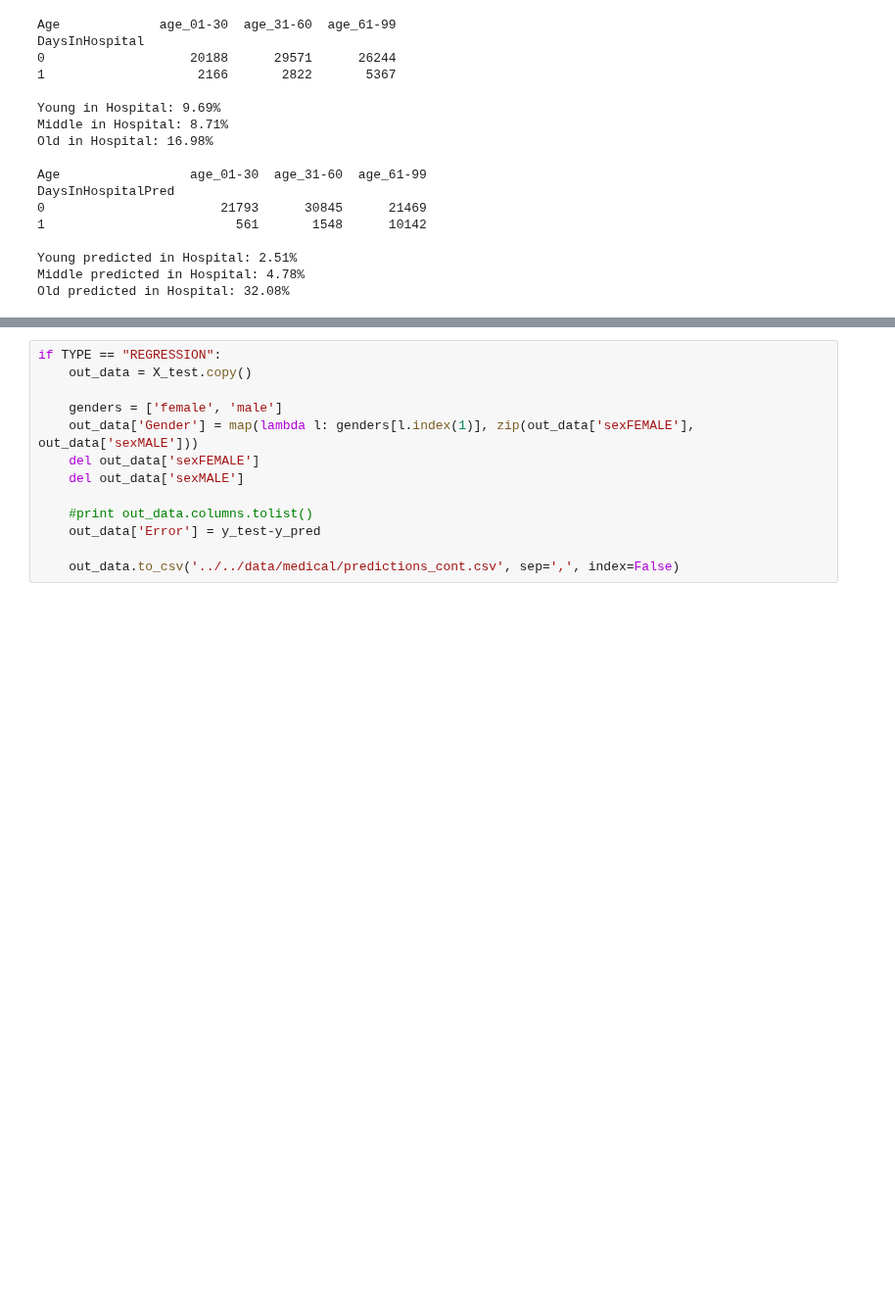
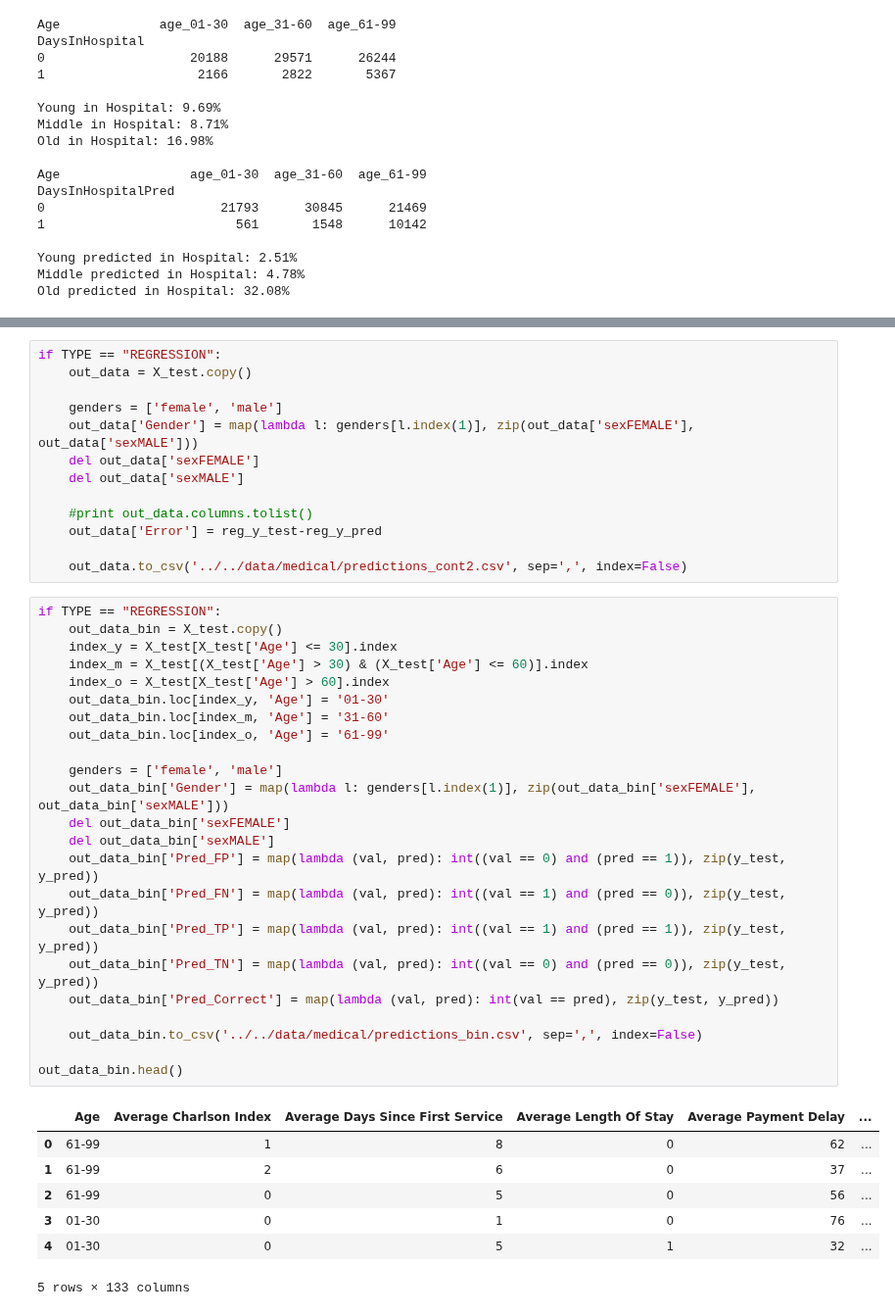
Before and after one commit to columbia/fairtest, a Jupyter notebook: src/medical/Regression.ipynb, the cells around one changed output, grey strips where cells are left out. Shown at 98% size. Cells and saved outputs as stored; diff of their text form; blank space fills up the shorter version.

```diff
--- a/src/medical/Regression.ipynb
+++ b/src/medical/Regression.ipynb
@@ -331,6 +340,37 @@ if TYPE == "REGRESSION":
     del out_data['sexMALE']
 
     #print out_data.columns.tolist()
-    out_data['Error'] = y_test-y_pred
+    out_data['Error'] = reg_y_test-reg_y_pred
 
-    out_data.to_csv('../../data/medical/predictions_cont.csv', sep=',', index=False)
+    out_data.to_csv('../../data/medical/predictions_cont2.csv', sep=',', index=False)
+# %%
+if TYPE == "REGRESSION":
+    out_data_bin = X_test.copy()
+    index_y = X_test[X_test['Age'] <= 30].index
+    index_m = X_test[(X_test['Age'] > 30) & (X_test['Age'] <= 60)].index
+    index_o = X_test[X_test['Age'] > 60].index
+    out_data_bin.loc[index_y, 'Age'] = '01-30'
+    out_data_bin.loc[index_m, 'Age'] = '31-60'
+    out_data_bin.loc[index_o, 'Age'] = '61-99'
+
+    genders = ['female', 'male']
+    out_data_bin['Gender'] = map(lambda l: genders[l.index(1)], zip(out_data_bin['sexFEMALE'], out_data_bin['sexMALE']))
+    del out_data_bin['sexFEMALE']
+    del out_data_bin['sexMALE']
+    out_data_bin['Pred_FP'] = map(lambda (val, pred): int((val == 0) and (pred == 1)), zip(y_test, y_pred))
+    out_data_bin['Pred_FN'] = map(lambda (val, pred): int((val == 1) and (pred == 0)), zip(y_test, y_pred))
+    out_data_bin['Pred_TP'] = map(lambda (val, pred): int((val == 1) and (pred == 1)), zip(y_test, y_pred))
+    out_data_bin['Pred_TN'] = map(lambda (val, pred): int((val == 0) and (pred == 0)), zip(y_test, y_pred))
+    out_data_bin['Pred_Correct'] = map(lambda (val, pred): int(val == pred), zip(y_test, y_pred))
+
+    out_data_bin.to_csv('../../data/medical/predictions_bin.csv', sep=',', index=False)
+
+out_data_bin.head()
+# %% [output]
+|  | Age | Average Charlson Index | Average Days Since First Service | Average Length Of Stay | Average Payment Delay | ... |
+| 0 | 61-99 | 1 | 8 | 0 | 62 | ... |
+| 1 | 61-99 | 2 | 6 | 0 | 37 | ... |
+| 2 | 61-99 | 0 | 5 | 0 | 56 | ... |
+| 3 | 01-30 | 0 | 1 | 0 | 76 | ... |
+| 4 | 01-30 | 0 | 5 | 1 | 32 | ... |
+5 rows × 133 columns
```
Also changed, not shown: parts of 10 cells of this notebook, 4 other files.
